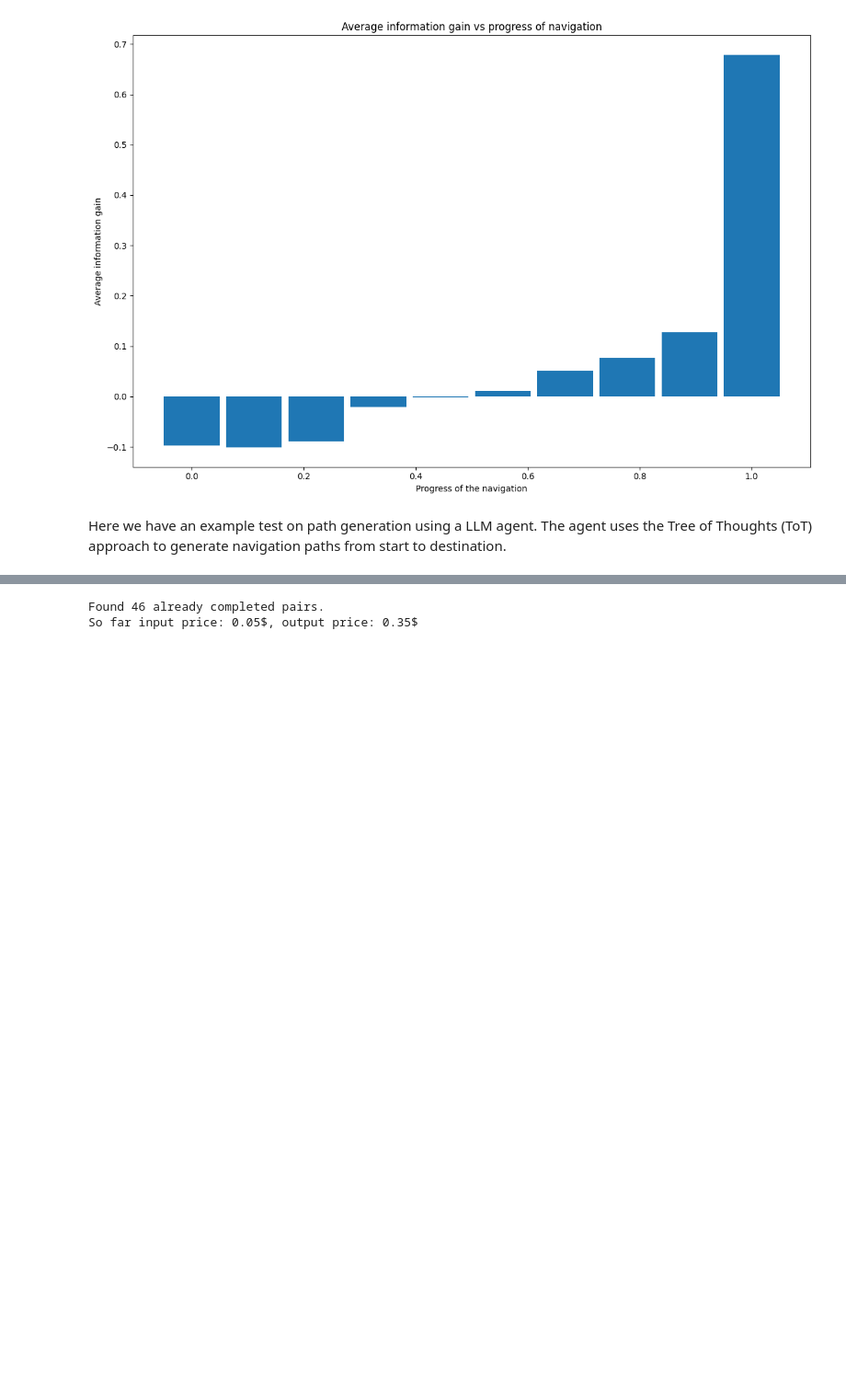
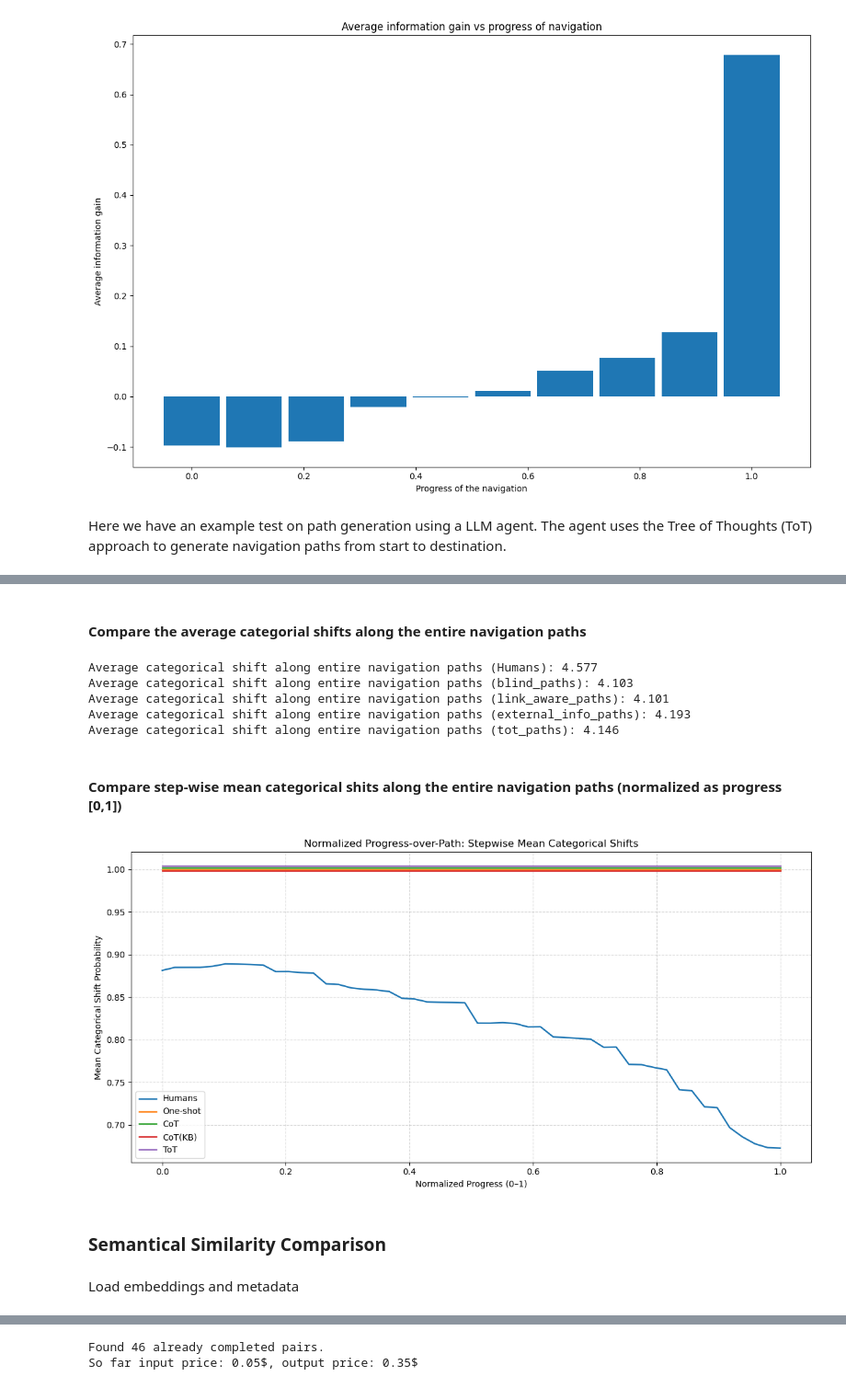
Before and after one commit to au-nlp/project-milestone-p2-group11, a Jupyter notebook: main.ipynb, the cells around one changed output, grey strips where cells are left out. Shown at 92% size. Cells and saved outputs as stored; diff of their text form; code cells hidden in the pictures; blank space fills up the shorter version.

Commit message:
add player analysis
-analysis of the categorical shift
- analysis of semantical similarities

```diff
--- a/main.ipynb
+++ b/main.ipynb
@@ -300,0 +323,4 @@ Here we have an example test on path generation using a LLM agent. The agent use
+# %%
+# Load  genereated paths by the LLMs
+#llm_df = pd.read_csv("results/llm_paths_oss_20b.csv")
+llm_df = pd.read_csv("results/llm_paths_oss_120b.csv")
@@ -300,0 +385,18 @@ Here we have an example test on path generation using a LLM agent. The agent use
+# %%
+#categories = preprocessor.parse_input_file(config.input_file_categories)
+
+# Only finished paths (perhaps a better idea for the salluviate plot?)
+df_finished = df[df["source"] == "finished"].copy()
+
+# Extract the category (final element) and create the article -> category mappings
+article_to_cat = (
+    categories.assign(cat_short=categories["category"].str.split(".").str[-1])
+    .groupby("article")["cat_short"]
+    .apply(list)
+    .to_dict()
+)
+
+# Map all articles in the navigation paths to its first category (mapping missing articles to 'unknown' as there is no category list available)
+article_cats = [article_to_cat.get(p, ["Unknown"])[0] for path in df["path"] for p in path.split(";")]
+# For finished path (not flattened): used for the  alluviate plot
+article_cats_finished = [[article_to_cat.get(p, ["Unknown"])[0] for p in path.split(";")]for path in df_finished["path"]]
@@ -300,0 +431,58 @@ Here we have an example test on path generation using a LLM agent. The agent use
+# %% [markdown]
+#### Compare the average categorial shifts along the entire navigation paths
+# %%
+# Compute average categorical shifts per navigation path for Humans
+average_shift_humans = preprocessor.get_average_categorical_shifts_path(article_cats_finished)
+print(f"Average categorical shift along entire navigation paths (Humans): {average_shift_humans:.3f}")
+
+# Compute average categorical shifts per navigation path for LLMs:
+# Blind paths: One-shot
+average_shift_blind = preprocessor.get_average_categorical_shifts_path(blind_paths["path_list"].tolist())
+print(f"Average categorical shift along entire navigation paths (blind_paths): {average_shift_blind:.3f}")
+
+# Link aware paths: CoT
+average_shift_link_aware = preprocessor.get_average_categorical_shifts_path(link_aware_paths["path_list"].tolist())
+print(f"Average categorical shift along entire navigation paths (link_aware_paths): {average_shift_link_aware:.3f}")
+
+# External info paths:  CoT with knowledge graph information
+average_shift_external_info = preprocessor.get_average_categorical_shifts_path(external_info_paths["path_list"].tolist())
+print(f"Average categorical shift along entire navigation paths (external_info_paths): {average_shift_external_info:.3f}")
+
+# ToT paths: ToT with a maximum depth of 14 and for each layer
+average_shift_tot = preprocessor.get_average_categorical_shifts_path(tot_paths["path_list"].tolist())
+print(f"Average categorical shift along entire navigation paths (tot_paths): {average_shift_tot:.3f}")
+# %% [output]
+Average categorical shift along entire navigation paths (Humans): 4.577
+Average categorical shift along entire navigation paths (blind_paths): 4.103
+Average categorical shift along entire navigation paths (link_aware_paths): 4.101
+Average categorical shift along entire navigation paths (external_info_paths): 4.193
+Average categorical shift along entire navigation paths (tot_paths): 4.146
+# %% [markdown]
+#### Compare step-wise mean categorical shits along the entire navigation paths (normalized as progress [0,1])
+# %%
+# Compute stepwise shift vectors for each player type
+shifts_step_humans       = preprocessor.compute_stepwise_shift_vectors(article_cats_finished)
+blind_steps_shift        = preprocessor.compute_stepwise_shift_vectors(blind_paths["path_list"].tolist())
+link_aware_steps_shift   = preprocessor.compute_stepwise_shift_vectors(link_aware_paths["path_list"].tolist())
+external_info_steps_shift= preprocessor.compute_stepwise_shift_vectors(external_info_paths["path_list"].tolist())
+tot_steps_shift          = preprocessor.compute_stepwise_shift_vectors(tot_paths["path_list"].tolist())
+
+cat_shift_dict = {
+    "Humans": shifts_step_humans,
+    "One-shot": blind_steps_shift,
+    "CoT": link_aware_steps_shift,
+    "CoT(KB)": external_info_steps_shift,
+    "ToT": tot_steps_shift
+}
+# %%
+# Compute stepwise mean categorical shifts
+mean_shifts_normal = preprocessor.compute_stepwise_mean_shifts(cat_shift_dict)
+
+# Plot Step-wise mean categorical shifts (Paths normalized [0,1])
+visualizer.visualize_categorical_shifts_mean_stepwise(mean_shifts_normal)
+# %% [output]
+[figure, added]
+# %% [markdown]
+### Semantical Similarity Comparison
+# %% [markdown]
+Load embeddings and metadata
```
Also changed, not shown: parts of 25 cells of this notebook, 2 other files.
